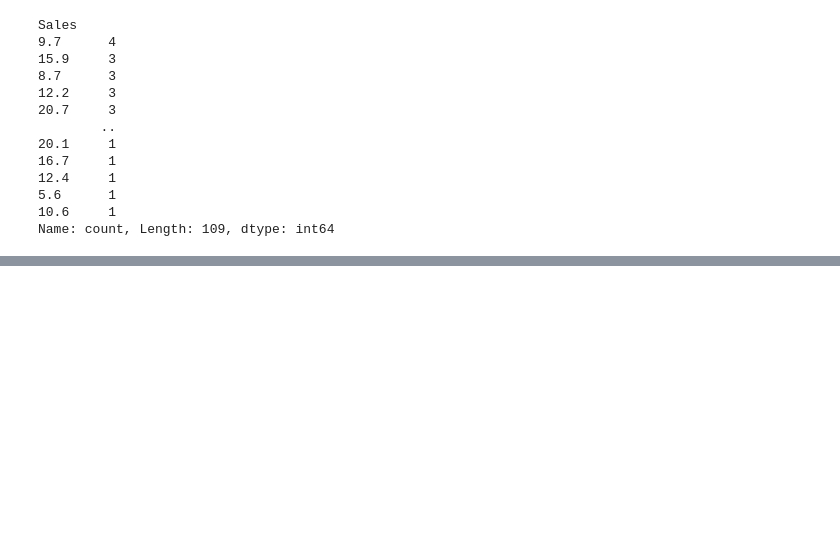
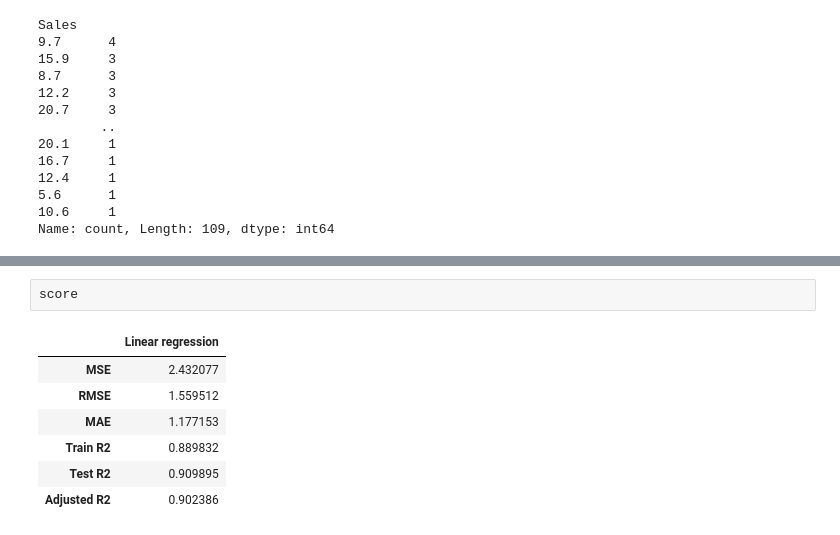
Before and after one commit to aalhadramteke/Sales-Prediction-using-Python, a Jupyter notebook: main.ipynb, the cells around one changed output, grey strips where cells are left out. Drawn from its saved outputs; the diff is of its cells as text; blank space fills up the shorter version.

```diff
--- a/main.ipynb
+++ b/main.ipynb
@@ -252,0 +315,10 @@ Name: count, Length: 109, dtype: int64
+# %%
+score
+# %% [output]
+|  | Linear regression |
+| MSE | 2.432077 |
+| RMSE | 1.559512 |
+| MAE | 1.177153 |
+| Train R2 | 0.889832 |
+| Test R2 | 0.909895 |
+| Adjusted R2 | 0.902386 |
```
Also changed, not shown: parts of 6 cells of this notebook.
